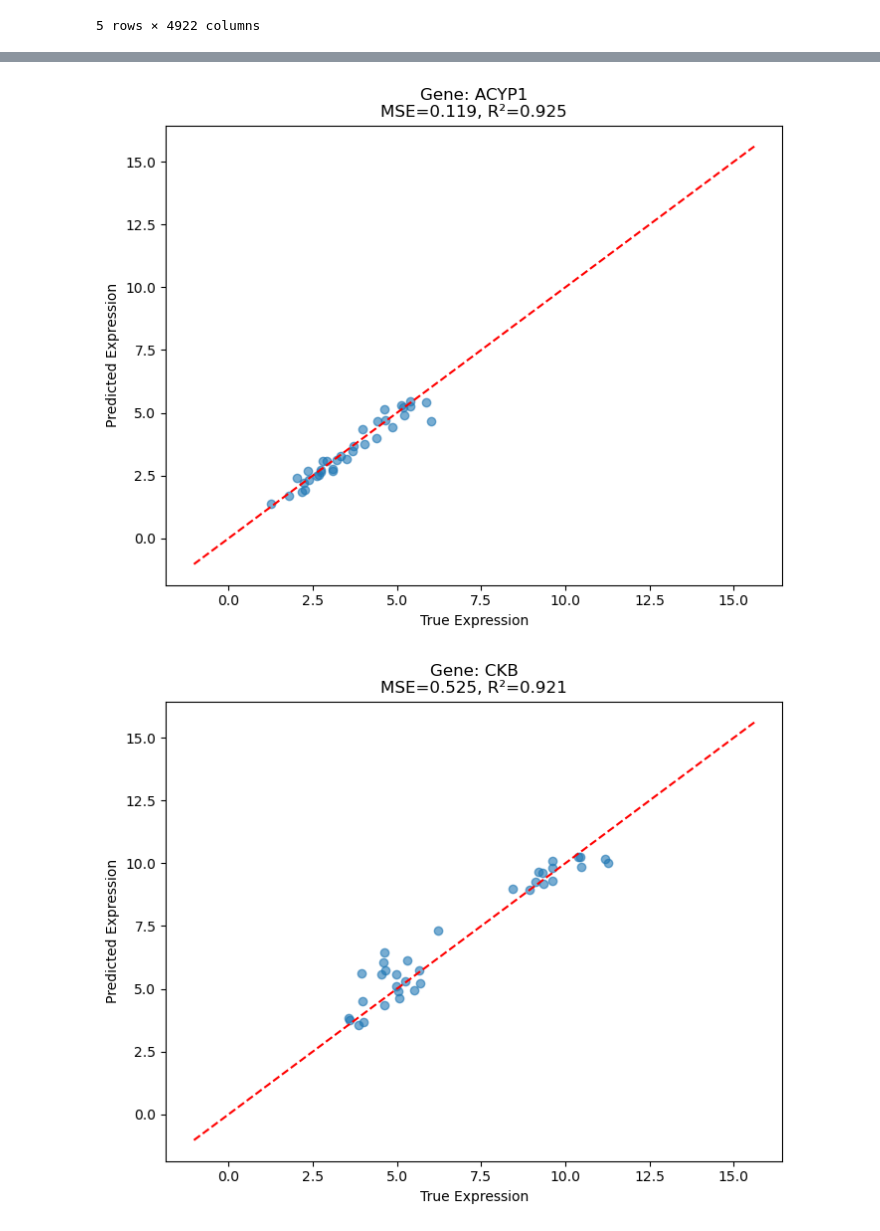
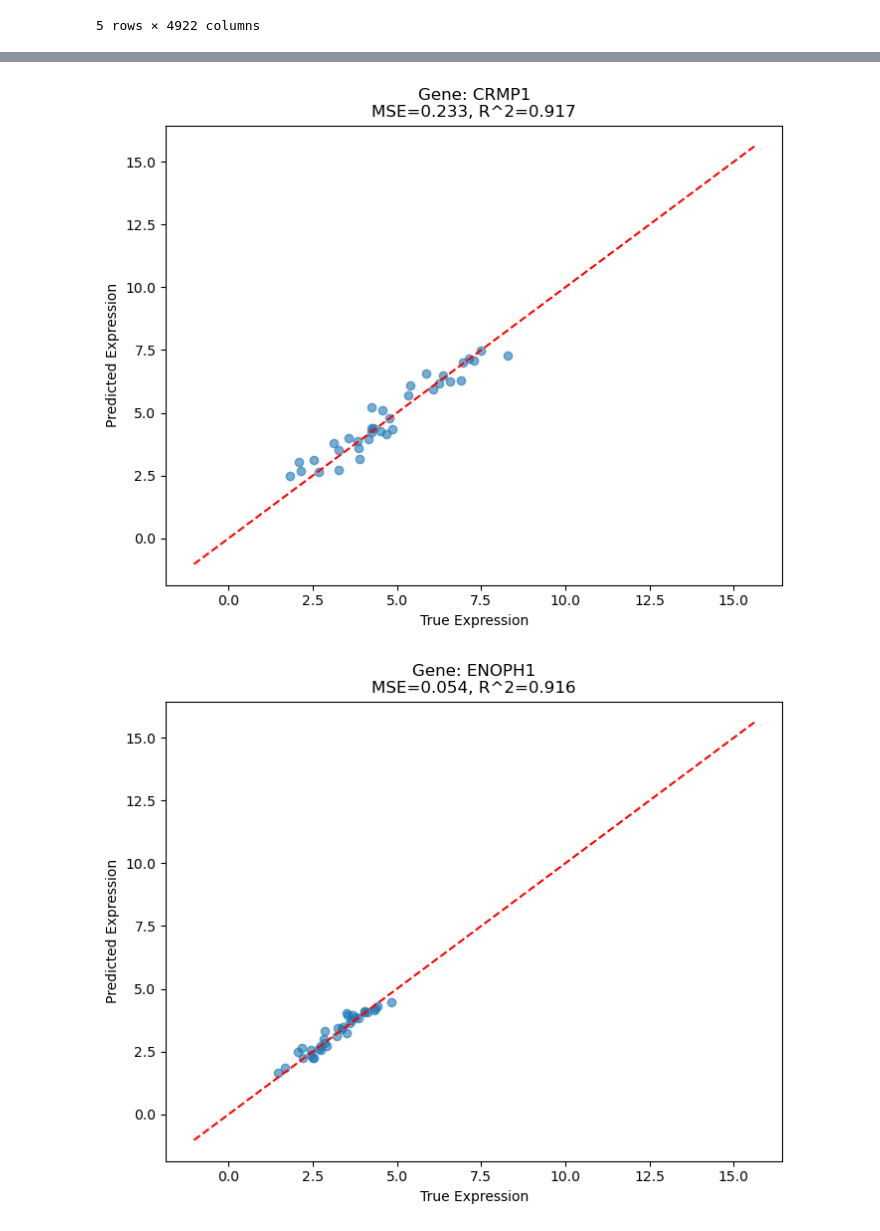
Before and after one commit to rajarshighoshal/lung_cancer_proteonomics_prediction, a Jupyter notebook: model_building.ipynb, the cells around one changed output, grey strips where cells are left out. Saved outputs shown, nothing was run; the diff lists cells and outputs as text; code cells hidden in the pictures.

```diff
--- a/model_building.ipynb
+++ b/model_building.ipynb
@@ -292,9 +425,9 @@ def plot_gene_predictions(gene_name):
     plt.plot([targets.min(), targets.max()], [targets.min(), targets.max()], 'r--')
     plt.xlabel('True Expression')
     plt.ylabel('Predicted Expression')
-    plt.title(f'Gene: {gene_name}\nMSE={gene_metrics[gene_metrics["Gene"] == gene_name]["MSE"].values[0]:.3f}, R²={gene_metrics[gene_metrics["Gene"] == gene_name]["R2"].values[0]:.3f}')
+    plt.title(f'Gene: {gene_name}\nMSE={gene_metrics[gene_metrics["Gene"] == gene_name]["MSE"].values[0]:.3f}, R^2={gene_metrics[gene_metrics["Gene"] == gene_name]["R2"].values[0]:.3f}')
     plt.show()
 # %%
-for gene in gene_metrics.nlargest(10, 'R2').head(10)['Gene'].tolist():
+for gene in gene_performance_sorted.head(10)['Gene'].tolist():
     plot_gene_predictions(gene)
 # %% [output]
@@ -308,2 +441,2 @@ for gene in gene_metrics.nlargest(10, 'R2').head(10)['Gene'].tolist():
-[figure, old version]
+[figure, new version]
-[figure, old version]
+[figure, new version]
```
Also changed, not shown: parts of 50 cells of this notebook, 1 other file.
